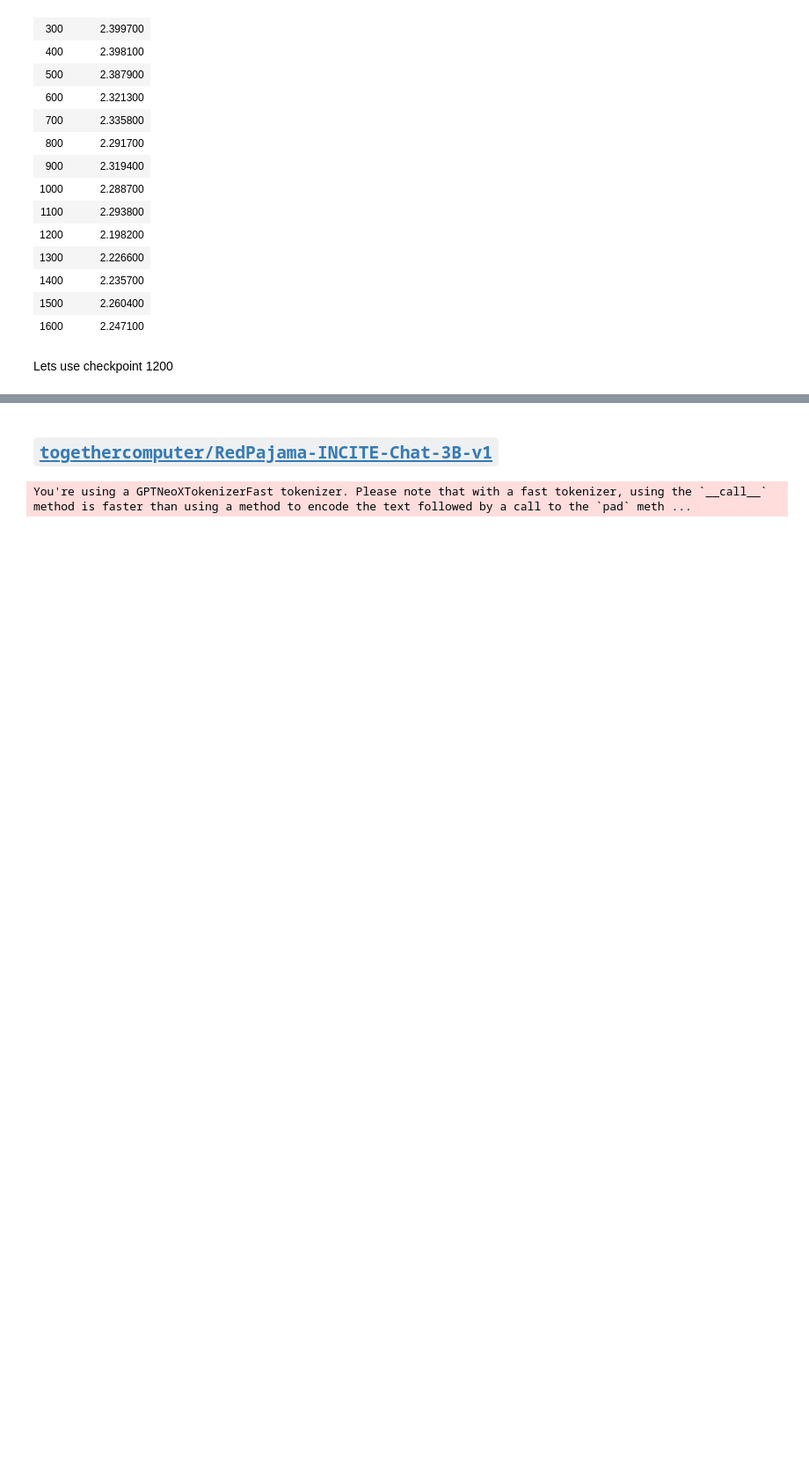
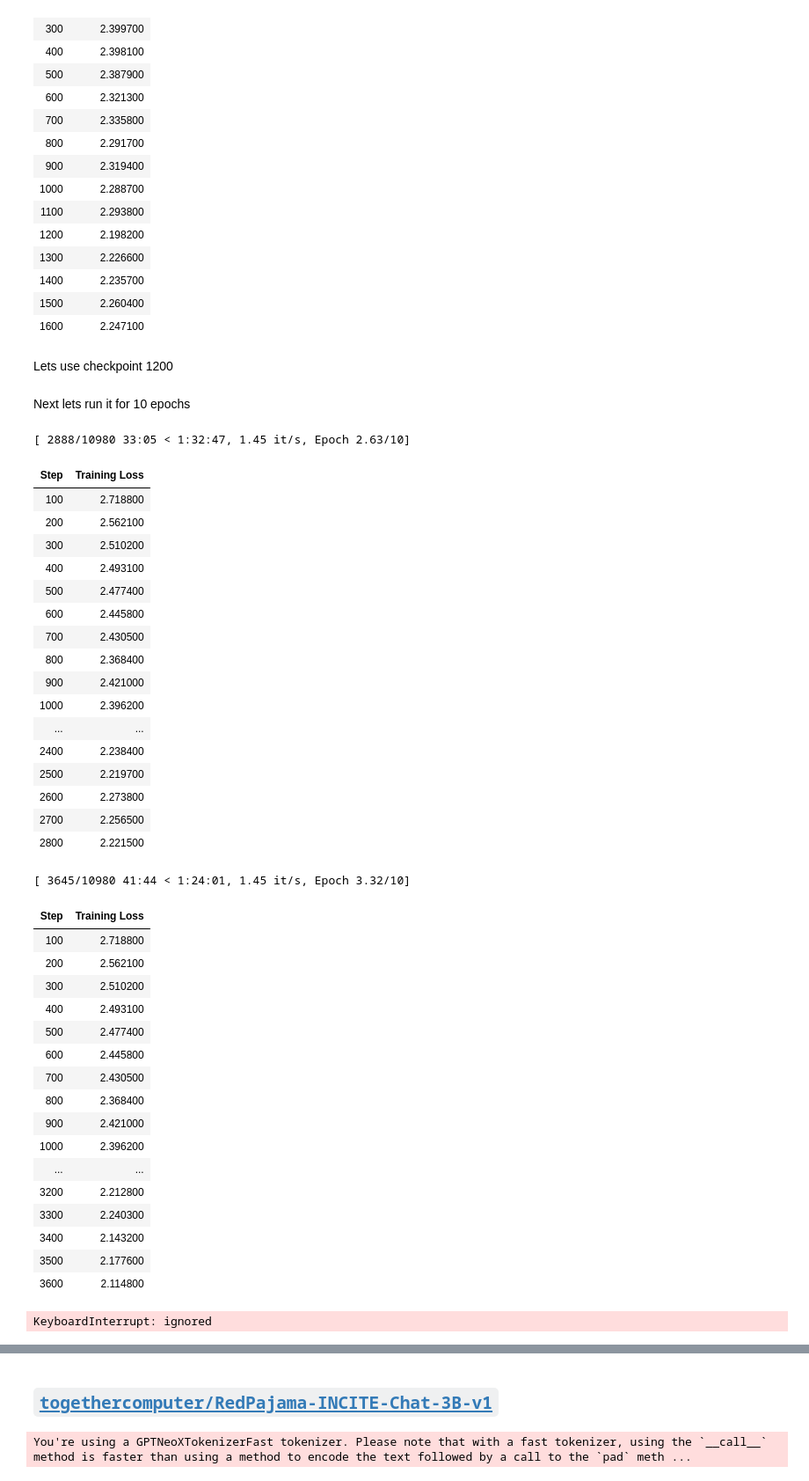
Before and after one commit to Roudranil/finetuning-llms-for-conversation-in-shakespearean-english, a Jupyter notebook: src/finetuning-on-SandMec.ipynb, the cells around one changed output, grey strips where cells are left out. Shown: that part at 88% size. Saved outputs shown, nothing was run; the diff lists cells and outputs as text; code cells hidden in the pictures; blank space fills up the shorter version.

```diff
--- a/src/finetuning-on-SandMec.ipynb
+++ b/src/finetuning-on-SandMec.ipynb
@@ -175,8 +175,8 @@ tuner.trainer_kwargs["formatting_func"] = MODEL_TEMPLATE_FORMATS["falcon1b"]
 tuner.trainer_kwargs["packing"] = True
 # %%
 # tuner.tokenizer.pad_token = tuner.tokenizer.eos_token
-# del tuner.training_config_kwargs["max_steps"]
-tuner.training_config_kwargs["num_train_epochs"] = 3
+del tuner.training_config_kwargs["max_steps"]
+tuner.training_config_kwargs["num_train_epochs"] = 10
 tuner.training_config_kwargs["save_steps"] = 150
 tuner.training_config_kwargs["logging_steps"] = 100
 # %%
@@ -202,3 +202,45 @@ tuner.train()
 | 1600 | 2.247100 |
 # %% [markdown]
 Lets use checkpoint 1200
+# %% [markdown]
+Next lets run it for 10 epochs
+# %%
+tuner.train()
+# %% [output]
+[ 2888/10980 33:05 < 1:32:47, 1.45 it/s, Epoch 2.63/10]
+| Step | Training Loss |
+| 100 | 2.718800 |
+| 200 | 2.562100 |
+| 300 | 2.510200 |
+| 400 | 2.493100 |
+| 500 | 2.477400 |
+| 600 | 2.445800 |
+| 700 | 2.430500 |
+| 800 | 2.368400 |
+| 900 | 2.421000 |
+| 1000 | 2.396200 |
+| ... | ... |
+| 2400 | 2.238400 |
+| 2500 | 2.219700 |
+| 2600 | 2.273800 |
+| 2700 | 2.256500 |
+| 2800 | 2.221500 |
+[ 3645/10980 41:44 < 1:24:01, 1.45 it/s, Epoch 3.32/10]
+| Step | Training Loss |
+| 100 | 2.718800 |
+| 200 | 2.562100 |
+| 300 | 2.510200 |
+| 400 | 2.493100 |
+| 500 | 2.477400 |
+| 600 | 2.445800 |
+| 700 | 2.430500 |
+| 800 | 2.368400 |
+| 900 | 2.421000 |
+| 1000 | 2.396200 |
+| ... | ... |
+| 3200 | 2.212800 |
+| 3300 | 2.240300 |
+| 3400 | 2.143200 |
+| 3500 | 2.177600 |
+| 3600 | 2.114800 |
+KeyboardInterrupt: ignored
```
Also changed, not shown: parts of 15 cells of this notebook.
